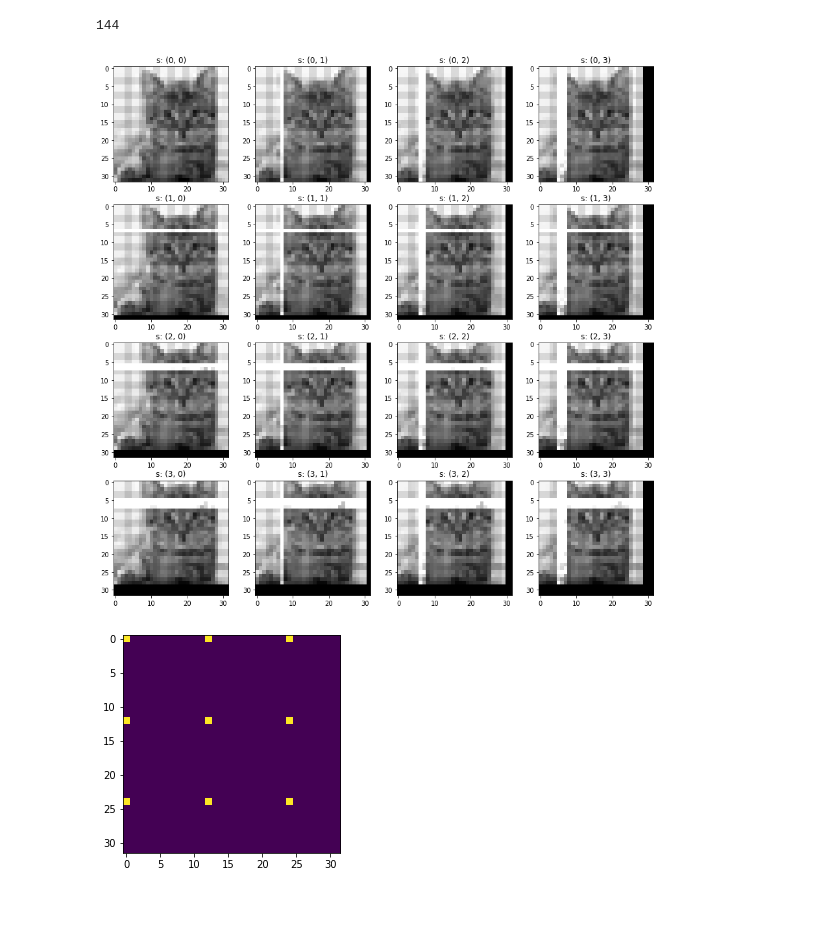
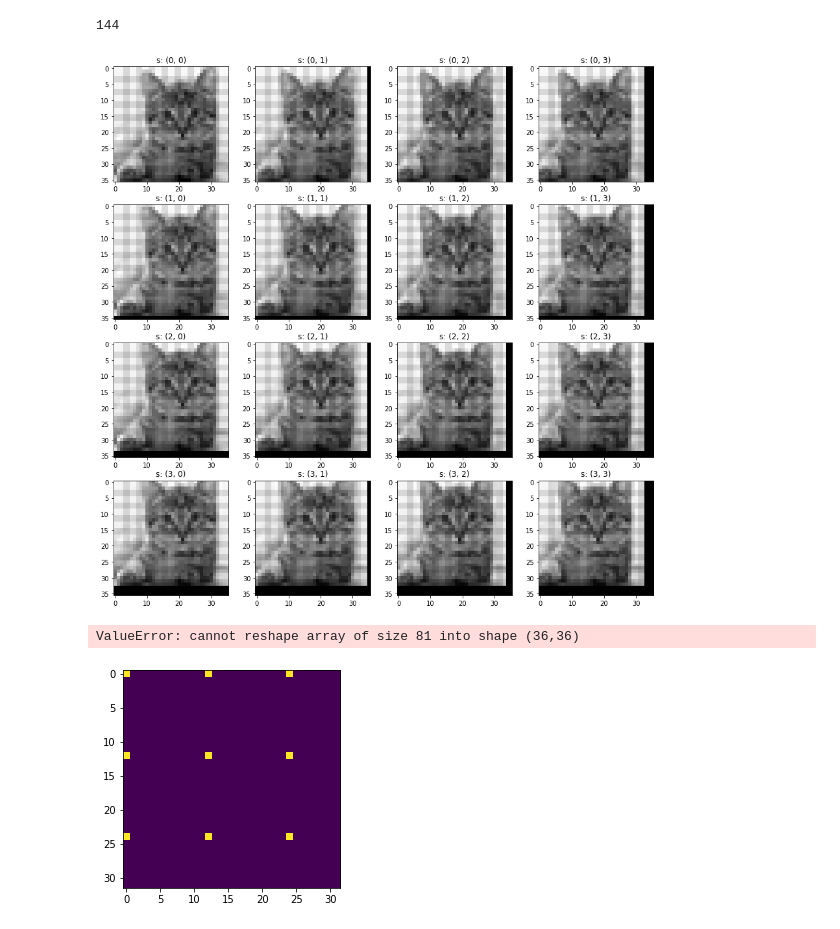
Before and after one commit to rstanuwijaya/jensen-lab-analysis, a Jupyter notebook: notebooks/newgdi.ipynb, the cells around one changed output. Cells and saved outputs as stored; diff of their text form; code cells hidden in the pictures.

```diff
--- a/notebooks/newgdi.ipynb
+++ b/notebooks/newgdi.ipynb
@@ -399,29 +398,36 @@ Last filter used
 144
 # %%
 path = '../common/cat.png'
-slm_res = (32, 32)
-camera_res = (8, 8)
+slm_res = (36, 36)
+camera_res = (9, 9)
 mac_res = (4, 4)
 shift = (0, 0)
 spacing = (3, 3)
 n = 16
 sigma = 1
 mode = 'gaussian'
 
 fig, axs = plt.subplots(4, 4, figsize=(15, 15))
 
 avg = np.zeros(mac_res)
 for i in range(4):
     for j in range(4):
         shift = (i, j)
         sim = GhostSimulator(path, slm_res, camera_res, mac_res, n, spacing=spacing, shift=shift, sigma=sigma, method='zigzag', mode=mode)
         cnt = sim.run_simulation()
         avg[i, j] = np.average(sim.G2.flatten())
         ax = axs[i, j]
         axs[i, j].set_title(f"s: {shift}")
         axs[i, j].imshow(np.abs(sim.G2), vmax=sim.T.flatten().max(),cmap='gray')
+
+plt.show()
+
+At = sim.At.sum(0).reshape(slm_res)
+plt.imshow(At, cmap='gray')
+plt.show()
 # %% [output]
-[figure, old version]
+[figure, new version]
+ValueError: cannot reshape array of size 81 into shape (36,36)
 # %%
 path = '../common/cat.png'
 slm_res = (32, 32)
```
Also changed, not shown: parts of 2 cells of this notebook, 2 other files.
